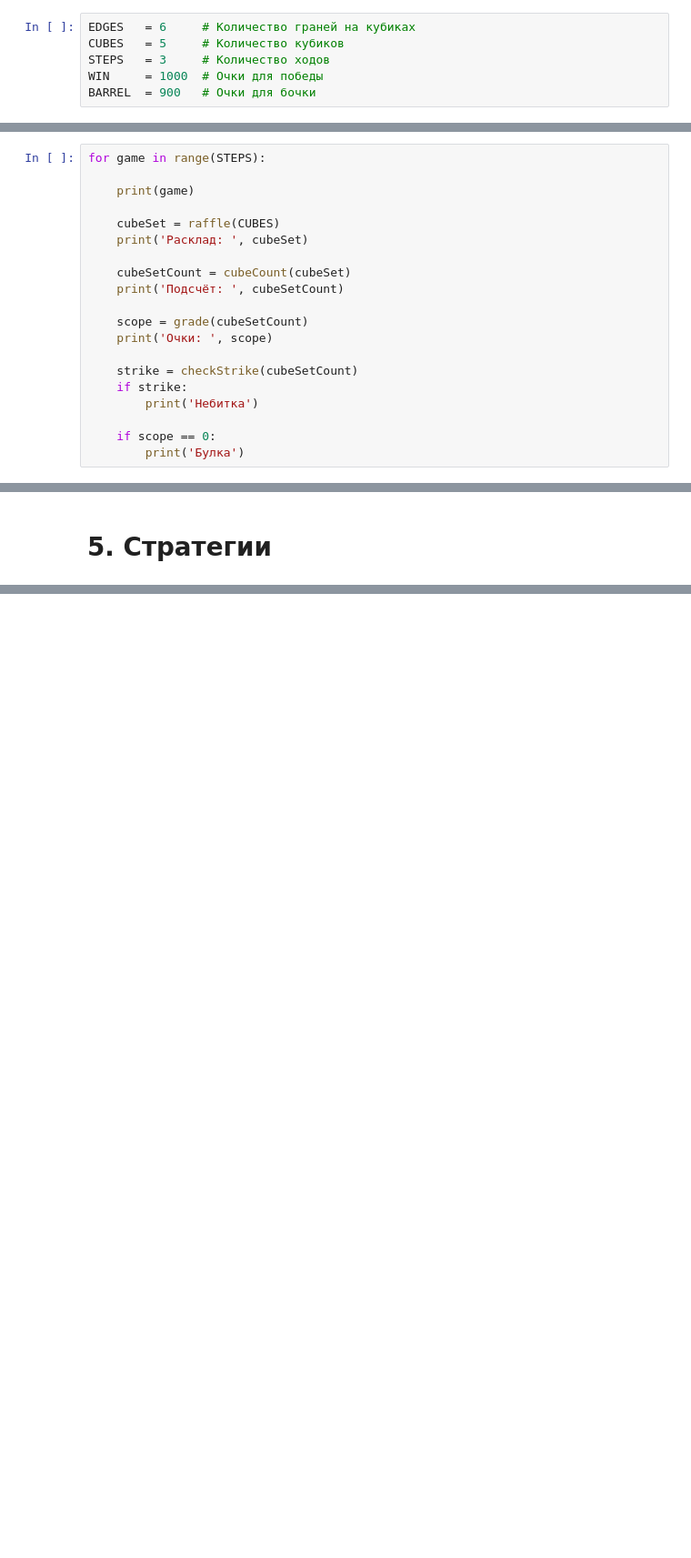
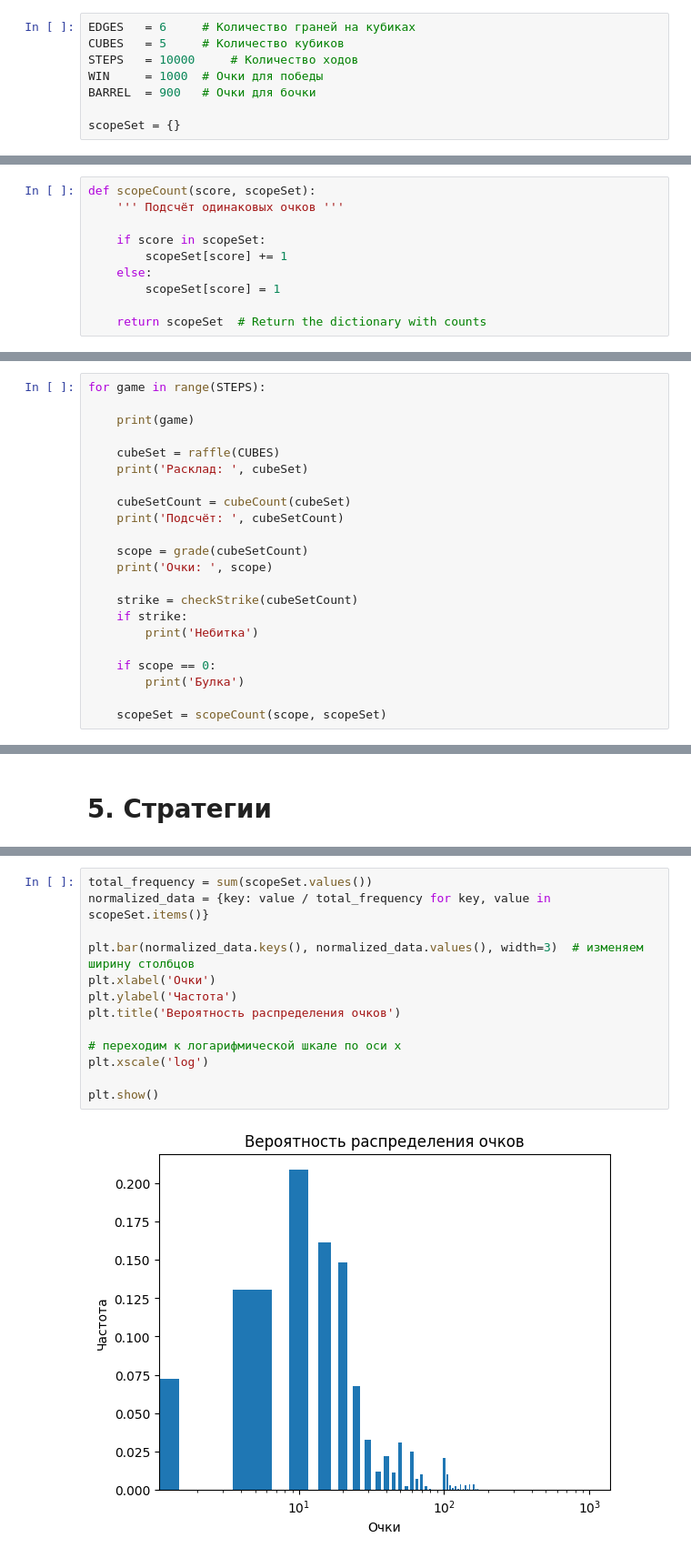
Before and after one commit to mrTyom/Cubes, a Jupyter notebook: main.ipynb, the cells around one changed output, grey strips where cells are left out. Shown at 91% size. Saved outputs shown, nothing was run; the diff lists cells and outputs as text; blank space fills up the shorter version.

```diff
--- a/main.ipynb
+++ b/main.ipynb
@@ -5,9 +8,11 @@ import random
 # %%
 EDGES   = 6     # Количество граней на кубиках
 CUBES   = 5     # Количество кубиков
-STEPS   = 3     # Количество ходов
+STEPS   = 10000     # Количество ходов
 WIN     = 1000  # Очки для победы
 BARREL  = 900   # Очки для бочки
+
+scopeSet = {}
 # %% [markdown]
 # 2. Розыгрыш
 # %%
@@ -107,6 +112,16 @@ def checkStrike(cubeCount):
         check = True
 
     return check
+# %%
+def scopeCount(score, scopeSet):
+    ''' Подсчёт одинаковых очков '''
+
+    if score in scopeSet:
+        scopeSet[score] += 1
+    else:
+        scopeSet[score] = 1
+
+    return scopeSet  # Return the dictionary with counts
 # %% [markdown]
 # 4. Гейм
 # %%
@@ -129,5 +144,7 @@ for game in range(STEPS):
 
     if scope == 0:
         print('Булка')
+
+    scopeSet = scopeCount(scope, scopeSet)
 # %% [output]
 0
@@ -155,0 +180,15 @@ SyntaxError: invalid syntax (3208380360.py, line 1)
+# %%
+total_frequency = sum(scopeSet.values())
+normalized_data = {key: value / total_frequency for key, value in scopeSet.items()}
+
+plt.bar(normalized_data.keys(), normalized_data.values(), width=3)  # изменяем ширину столбцов
+plt.xlabel('Очки')
+plt.ylabel('Частота')
+plt.title('Вероятность распределения очков')
+
+# переходим к логарифмической шкале по оси x
+plt.xscale('log')
+
+plt.show()
+# %% [output]
+[figure, added]
```
Also changed, not shown: parts of 8 cells of this notebook.
